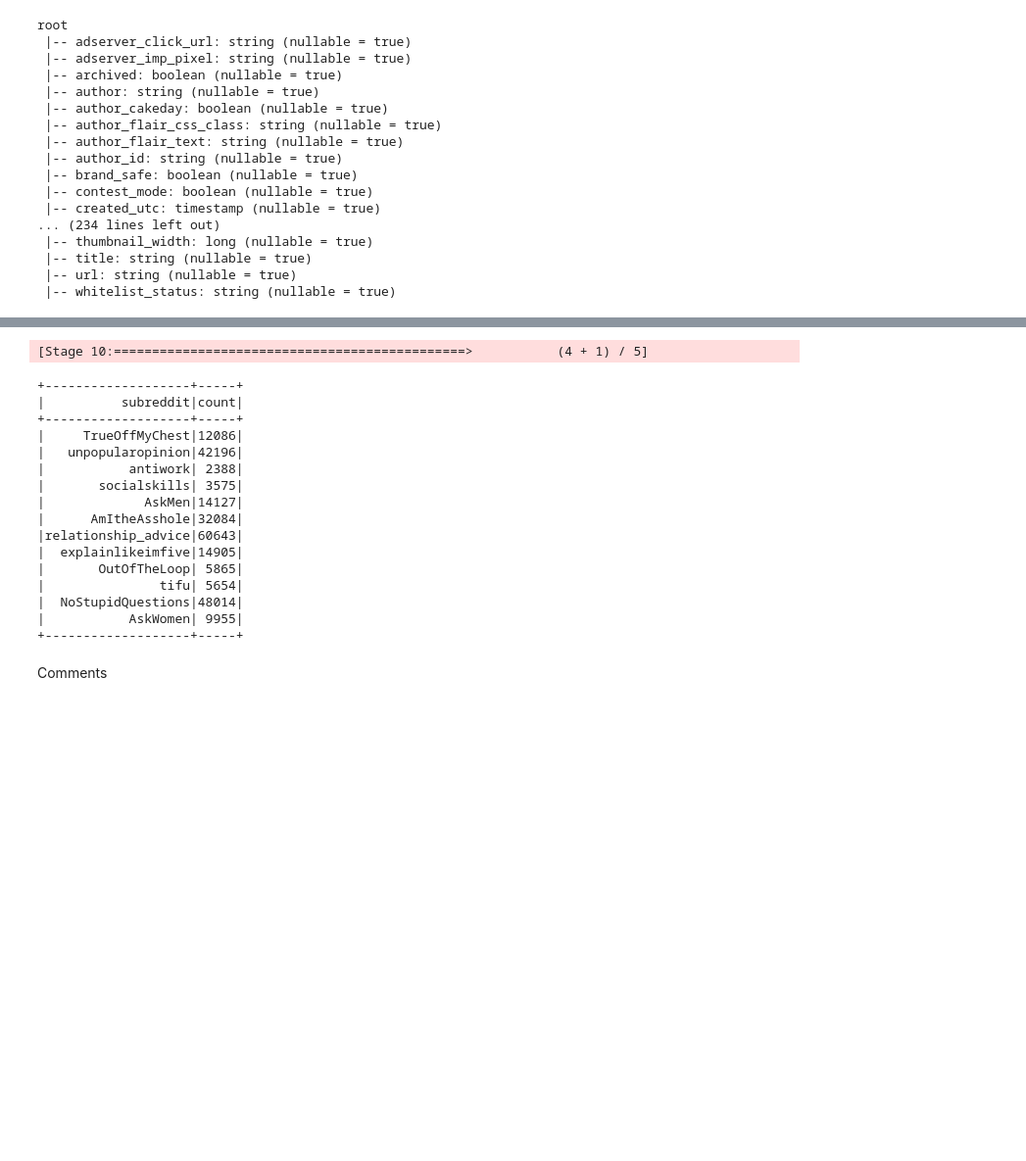
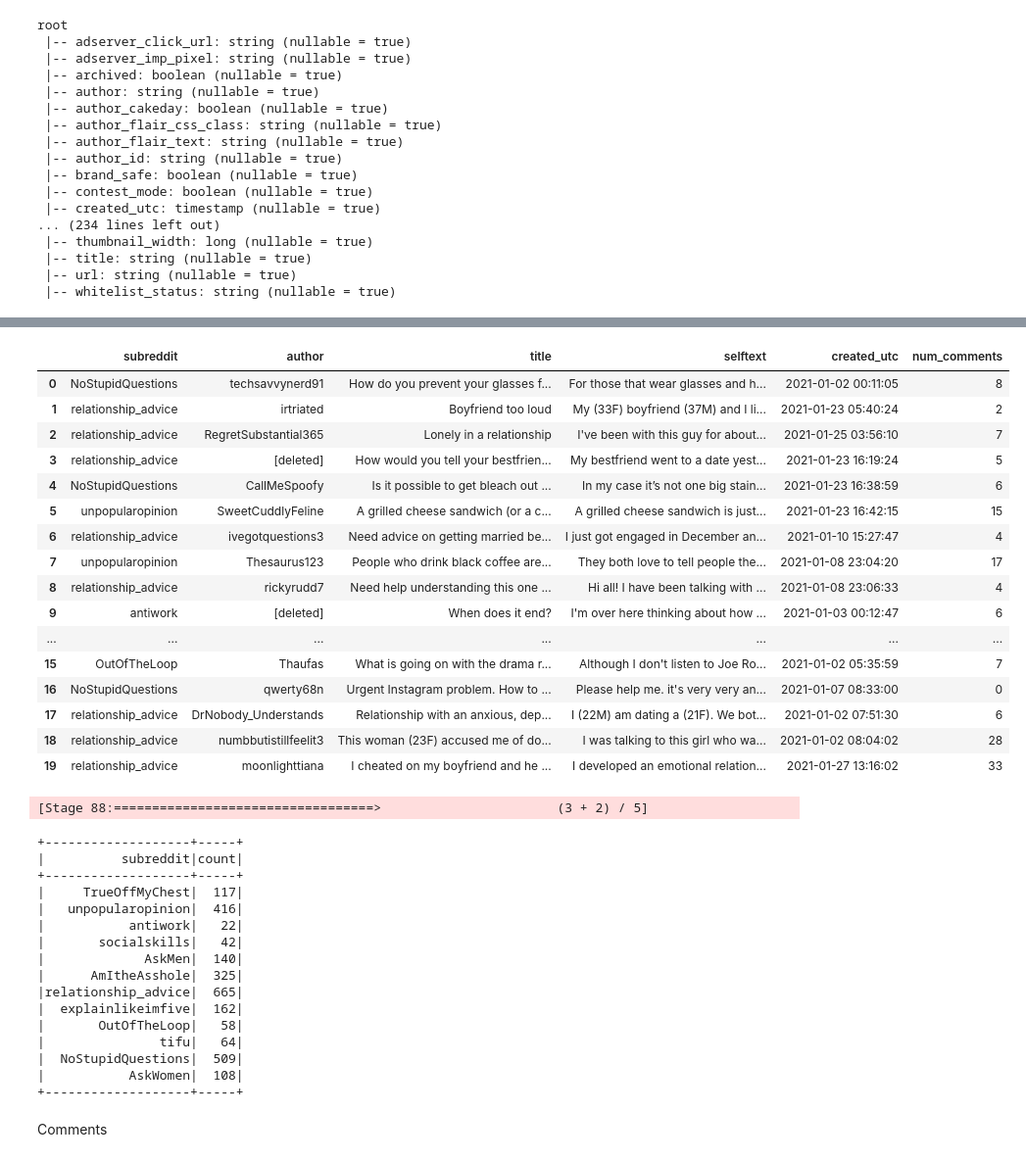
Before and after one commit to gu-dsan6000/fall-2023-reddit-project-team-17, a Jupyter notebook: code/project_eda/project_eda_victor.ipynb, the cells around one changed output, grey strips where cells are left out. Shown at 98% size. Saved outputs shown, nothing was run; the diff lists cells and outputs as text; code cells hidden in the pictures; blank space fills up the shorter version.

```diff
--- a/code/project_eda/project_eda_victor.ipynb
+++ b/code/project_eda/project_eda_victor.ipynb
@@ -93,7 +99,7 @@ print(spark.version)
 ### Bring in submissions and comments data
 # %%
 %%time
-s3_path_submissions = f"s3a://vad49/project_lowercase_test/submissions"
+s3_path_submissions = f"s3a://project17-bucket-alex/project_jan2021//submissions"
 print(f"reading submissions from {s3_path_submissions}")
 
 submissions = spark.read.parquet(s3_path_submissions, header=True)
@@ -119,0 +120,3 @@ Wall time: 1min 2s
+# %%
+submissions_small = submissions.sample(withReplacement=False, fraction=0.01, seed=42)
+comments_small = comments.sample(withReplacement=False, fraction=0.01, seed=42)
@@ -146,5 +159,5 @@ root
  |-- whitelist_status: string (nullable = true)
 # %%
 # display a subset of columns
-submissions.select("subreddit", "author", "title", "selftext", "created_utc", "num_comments").show()
+display(submissions_active.select("subreddit", "author", "title", "selftext", "created_utc", "num_comments").limit(20).toPandas())
 # %% [output]
@@ -168,22 +164,39 @@ only showing top 20 rows
+|  | subreddit | author | title | selftext | created_utc | num_comments |
+| 0 | NoStupidQuestions | techsavvynerd91 | How do you prevent your glasses f... | For those that wear glasses and h... | 2021-01-02 00:11:05 | 8 |
+| 1 | relationship_advice | irtriated | Boyfriend too loud | My (33F) boyfriend (37M) and I li... | 2021-01-23 05:40:24 | 2 |
+| 2 | relationship_advice | RegretSubstantial365 | Lonely in a relationship | I've been with this guy for about... | 2021-01-25 03:56:10 | 7 |
+| 3 | relationship_advice | [deleted] | How would you tell your bestfrien... | My bestfriend went to a date yest... | 2021-01-23 16:19:24 | 5 |
+| 4 | NoStupidQuestions | CallMeSpoofy | Is it possible to get bleach out ... | In my case it’s not one big stain... | 2021-01-23 16:38:59 | 6 |
+| 5 | unpopularopinion | SweetCuddlyFeline | A grilled cheese sandwich (or a c... | A grilled cheese sandwich is just... | 2021-01-23 16:42:15 | 15 |
+| 6 | relationship_advice | ivegotquestions3 | Need advice on getting married be... | I just got engaged in December an... | 2021-01-10 15:27:47 | 4 |
+| 7 | unpopularopinion | Thesaurus123 | People who drink black coffee are... | They both love to tell people the... | 2021-01-08 23:04:20 | 17 |
+| 8 | relationship_advice | rickyrudd7 | Need help understanding this one ... | Hi all! I have been talking with ... | 2021-01-08 23:06:33 | 4 |
+| 9 | antiwork | [deleted] | When does it end? | I'm over here thinking about how ... | 2021-01-03 00:12:47 | 6 |
+| ... | ... | ... | ... | ... | ... | ... |
+| 15 | OutOfTheLoop | Thaufas | What is going on with the drama r... | Although I don't listen to Joe Ro... | 2021-01-02 05:35:59 | 7 |
+| 16 | NoStupidQuestions | qwerty68n | Urgent Instagram problem. How to ... | Please help me. it's very very an... | 2021-01-07 08:33:00 | 0 |
+| 17 | relationship_advice | DrNobody_Understands | Relationship with an anxious, dep... | I (22M) am dating a (21F). We bot... | 2021-01-02 07:51:30 | 6 |
+| 18 | relationship_advice | numbbutistillfeelit3 | This woman (23F) accused me of do... | I was talking to this girl who wa... | 2021-01-02 08:04:02 | 28 |
+| 19 | relationship_advice | moonlighttiana | I cheated on my boyfriend and he ... | I developed an emotional relation... | 2021-01-27 13:16:02 | 33 |
 # %%
-submissions.groupby('subreddit').count().show()
+submissions_active.groupby('subreddit').count().show()
 # %% [output]
-[Stage 10:==============================================>           (4 + 1) / 5]
+[Stage 88:==================================>                       (3 + 2) / 5]
 +-------------------+-----+
 |          subreddit|count|
 +-------------------+-----+
-|     TrueOffMyChest|12086|
-|   unpopularopinion|42196|
-|           antiwork| 2388|
-|       socialskills| 3575|
-|             AskMen|14127|
-|      AmItheAsshole|32084|
-|relationship_advice|60643|
-|  explainlikeimfive|14905|
-|       OutOfTheLoop| 5865|
-|               tifu| 5654|
-|  NoStupidQuestions|48014|
-|           AskWomen| 9955|
+|     TrueOffMyChest|  117|
+|   unpopularopinion|  416|
+|           antiwork|   22|
+|       socialskills|   42|
+|             AskMen|  140|
+|      AmItheAsshole|  325|
+|relationship_advice|  665|
+|  explainlikeimfive|  162|
+|       OutOfTheLoop|   58|
+|               tifu|   64|
+|  NoStupidQuestions|  509|
+|           AskWomen|  108|
 +-------------------+-----+
 # %% [markdown]
 Comments
```
Also changed, not shown: parts of 36 cells of this notebook.
